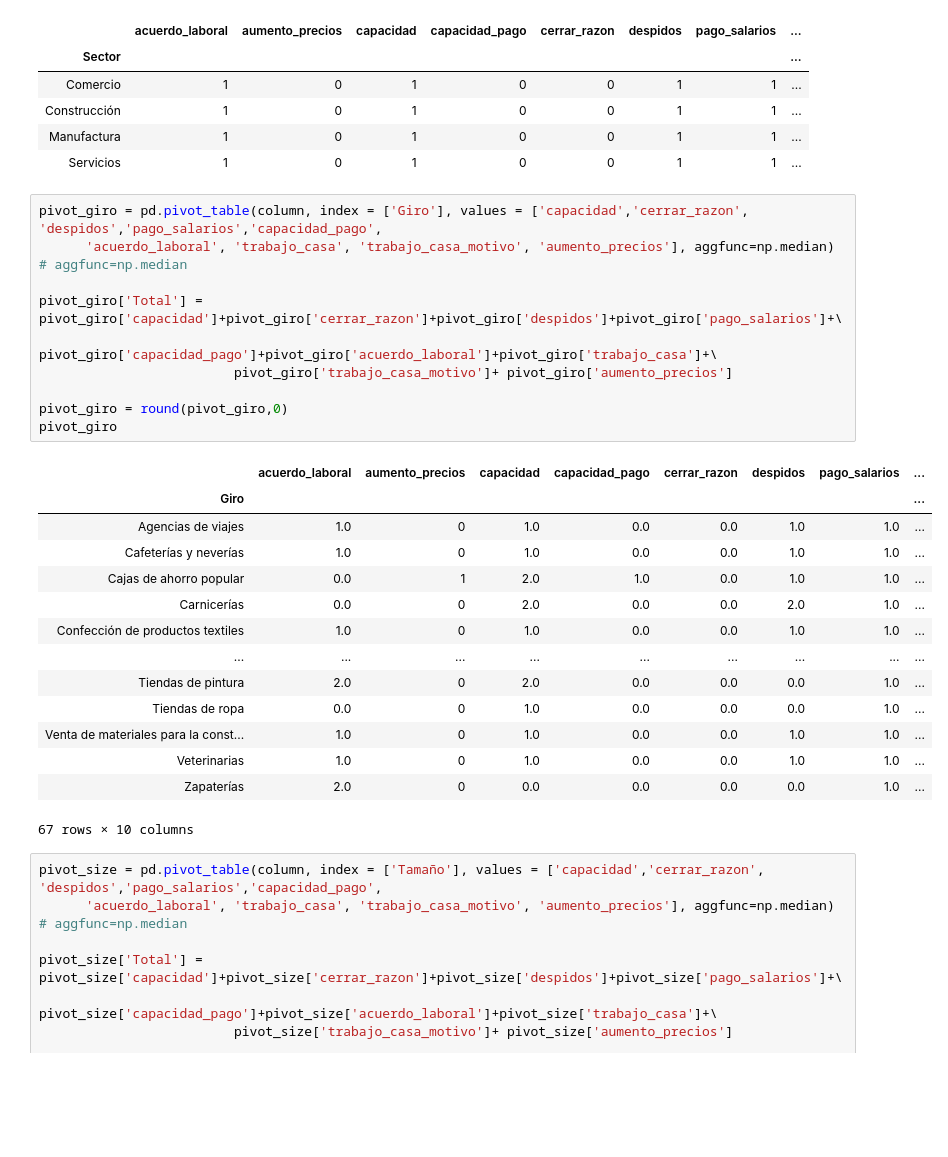
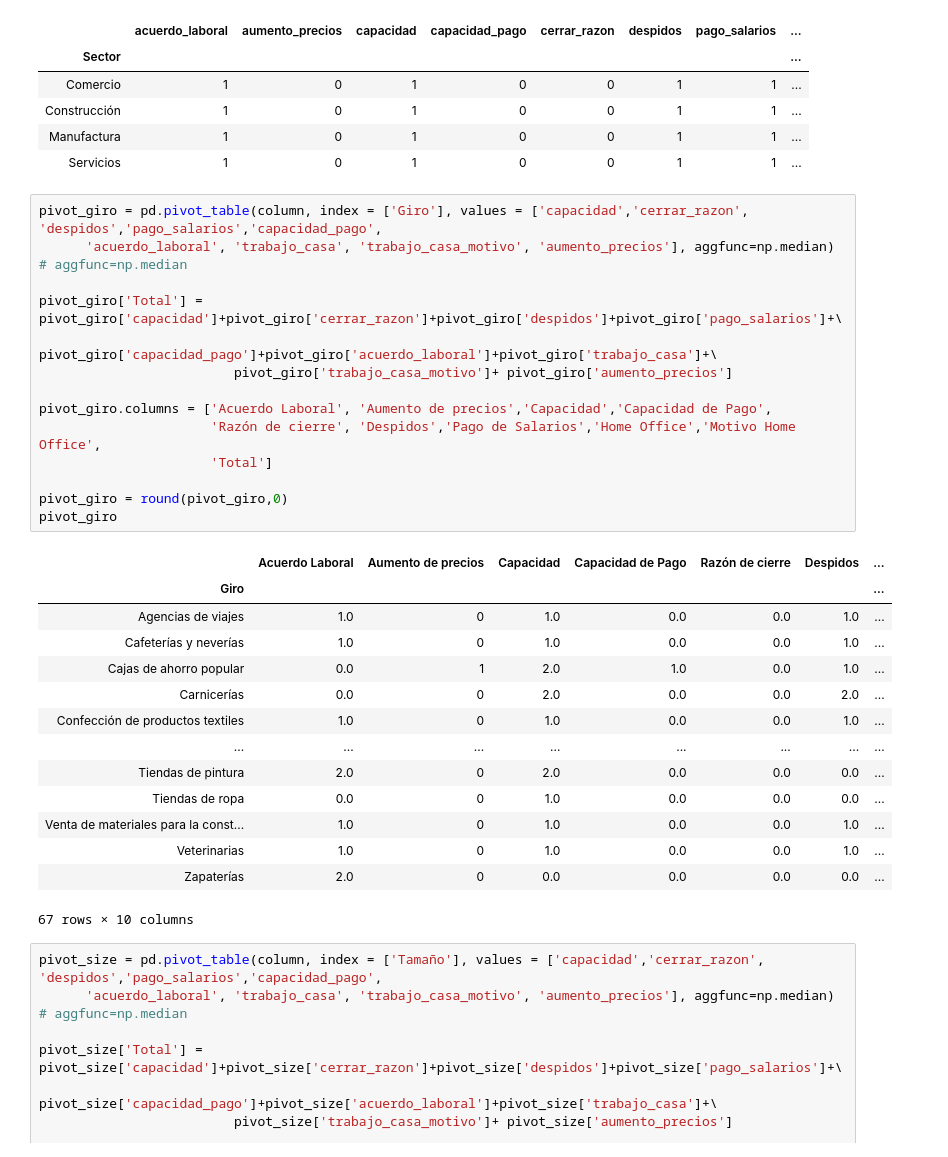
Before and after one commit to IFFranciscoME/Urban_Lab_Desarrollo, a Jupyter notebook: Oscar/Sprint 5/Adaptabilidad.ipynb, the cells around one changed output. Drawn from its saved outputs; the diff is of its cells as text; blank space fills up the shorter version.

```diff
--- a/Oscar/Sprint 5/Adaptabilidad.ipynb
+++ b/Oscar/Sprint 5/Adaptabilidad.ipynb
@@ -254,27 +254,31 @@ pivot_sec
 # %%
 pivot_giro = pd.pivot_table(column, index = ['Giro'], values = ['capacidad','cerrar_razon', 'despidos','pago_salarios','capacidad_pago',
       'acuerdo_laboral', 'trabajo_casa', 'trabajo_casa_motivo', 'aumento_precios'], aggfunc=np.median) # aggfunc=np.median
 
 pivot_giro['Total'] = pivot_giro['capacidad']+pivot_giro['cerrar_razon']+pivot_giro['despidos']+pivot_giro['pago_salarios']+\
                          pivot_giro['capacidad_pago']+pivot_giro['acuerdo_laboral']+pivot_giro['trabajo_casa']+\
                          pivot_giro['trabajo_casa_motivo']+ pivot_giro['aumento_precios']
 
+pivot_giro.columns = ['Acuerdo Laboral', 'Aumento de precios','Capacidad','Capacidad de Pago',
+                      'Razón de cierre', 'Despidos','Pago de Salarios','Home Office','Motivo Home Office',
+                      'Total']
+
 pivot_giro = round(pivot_giro,0)
 pivot_giro
 # %% [output]
-|  | acuerdo_laboral | aumento_precios | capacidad | capacidad_pago | cerrar_razon | despidos | pago_salarios | ... |
-| Giro |  |  |  |  |  |  |  | ... |
-| Agencias de viajes | 1.0 | 0 | 1.0 | 0.0 | 0.0 | 1.0 | 1.0 | ... |
-| Cafeterías y neverías | 1.0 | 0 | 1.0 | 0.0 | 0.0 | 1.0 | 1.0 | ... |
-| Cajas de ahorro popular | 0.0 | 1 | 2.0 | 1.0 | 0.0 | 1.0 | 1.0 | ... |
-| Carnicerías | 0.0 | 0 | 2.0 | 0.0 | 0.0 | 2.0 | 1.0 | ... |
-| Confección de productos textiles | 1.0 | 0 | 1.0 | 0.0 | 0.0 | 1.0 | 1.0 | ... |
-| ... | ... | ... | ... | ... | ... | ... | ... | ... |
-| Tiendas de pintura | 2.0 | 0 | 2.0 | 0.0 | 0.0 | 0.0 | 1.0 | ... |
-| Tiendas de ropa | 0.0 | 0 | 1.0 | 0.0 | 0.0 | 0.0 | 1.0 | ... |
-| Venta de materiales para la const... | 1.0 | 0 | 1.0 | 0.0 | 0.0 | 1.0 | 1.0 | ... |
-| Veterinarias | 1.0 | 0 | 1.0 | 0.0 | 0.0 | 1.0 | 1.0 | ... |
-| Zapaterías | 2.0 | 0 | 0.0 | 0.0 | 0.0 | 0.0 | 1.0 | ... |
+|  | Acuerdo Laboral | Aumento de precios | Capacidad | Capacidad de Pago | Razón de cierre | Despidos | ... |
+| Giro |  |  |  |  |  |  | ... |
+| Agencias de viajes | 1.0 | 0 | 1.0 | 0.0 | 0.0 | 1.0 | ... |
+| Cafeterías y neverías | 1.0 | 0 | 1.0 | 0.0 | 0.0 | 1.0 | ... |
+| Cajas de ahorro popular | 0.0 | 1 | 2.0 | 1.0 | 0.0 | 1.0 | ... |
+| Carnicerías | 0.0 | 0 | 2.0 | 0.0 | 0.0 | 2.0 | ... |
+| Confección de productos textiles | 1.0 | 0 | 1.0 | 0.0 | 0.0 | 1.0 | ... |
+| ... | ... | ... | ... | ... | ... | ... | ... |
+| Tiendas de pintura | 2.0 | 0 | 2.0 | 0.0 | 0.0 | 0.0 | ... |
+| Tiendas de ropa | 0.0 | 0 | 1.0 | 0.0 | 0.0 | 0.0 | ... |
+| Venta de materiales para la const... | 1.0 | 0 | 1.0 | 0.0 | 0.0 | 1.0 | ... |
+| Veterinarias | 1.0 | 0 | 1.0 | 0.0 | 0.0 | 1.0 | ... |
+| Zapaterías | 2.0 | 0 | 0.0 | 0.0 | 0.0 | 0.0 | ... |
 67 rows × 10 columns
 # %%
 pivot_size = pd.pivot_table(column, index = ['Tamaño'], values = ['capacidad','cerrar_razon', 'despidos','pago_salarios','capacidad_pago',
```
Also changed, not shown: parts of 18 cells of this notebook, 2 other files.
